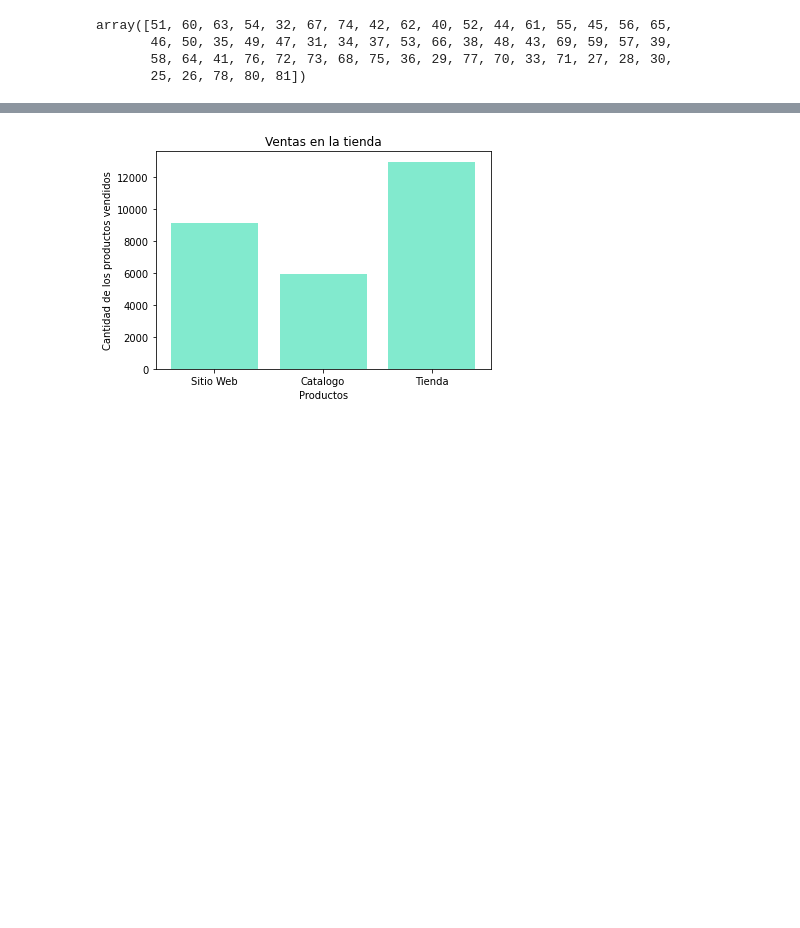
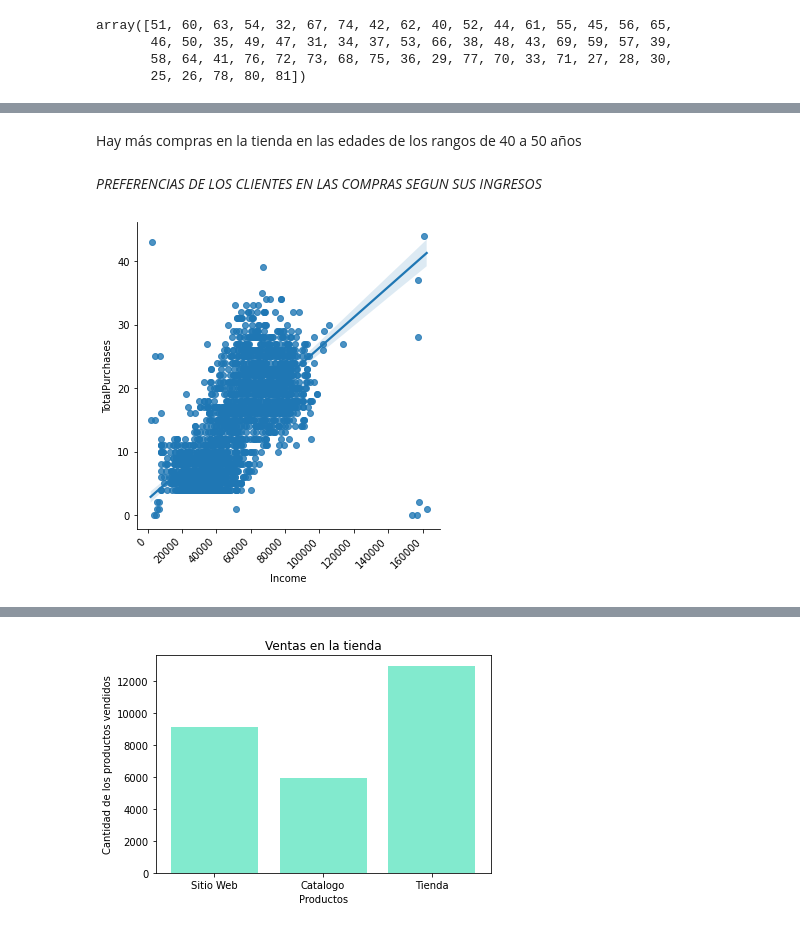
Before and after one commit to GabyLeon10100/MujeresDigitales, a Jupyter notebook: ProyectoFinal.ipynb, the cells around one changed output, grey strips where cells are left out. Saved outputs shown, nothing was run; the diff lists cells and outputs as text; code cells hidden in the pictures; blank space fills up the shorter version.

```diff
--- a/ProyectoFinal.ipynb
+++ b/ProyectoFinal.ipynb
@@ -366,0 +416,9 @@ fields2=['NumWebPurchases','NumCatalogPurchases','NumStorePurchases']
+# %% [markdown]
+Hay más compras en la tienda en las edades de los rangos de 40 a 50 años
+# %% [markdown]
+*PREFERENCIAS DE LOS CLIENTES EN LAS COMPRAS SEGUN SUS INGRESOS*
+# %%
+sns.lmplot(x='Income', y='TotalPurchases', data=data[data['Income']<200000]);
+plt.xticks(rotation=45, horizontalalignment='right');
+# %% [output]
+[figure, added]
```
Also changed, not shown: parts of 58 cells of this notebook.
